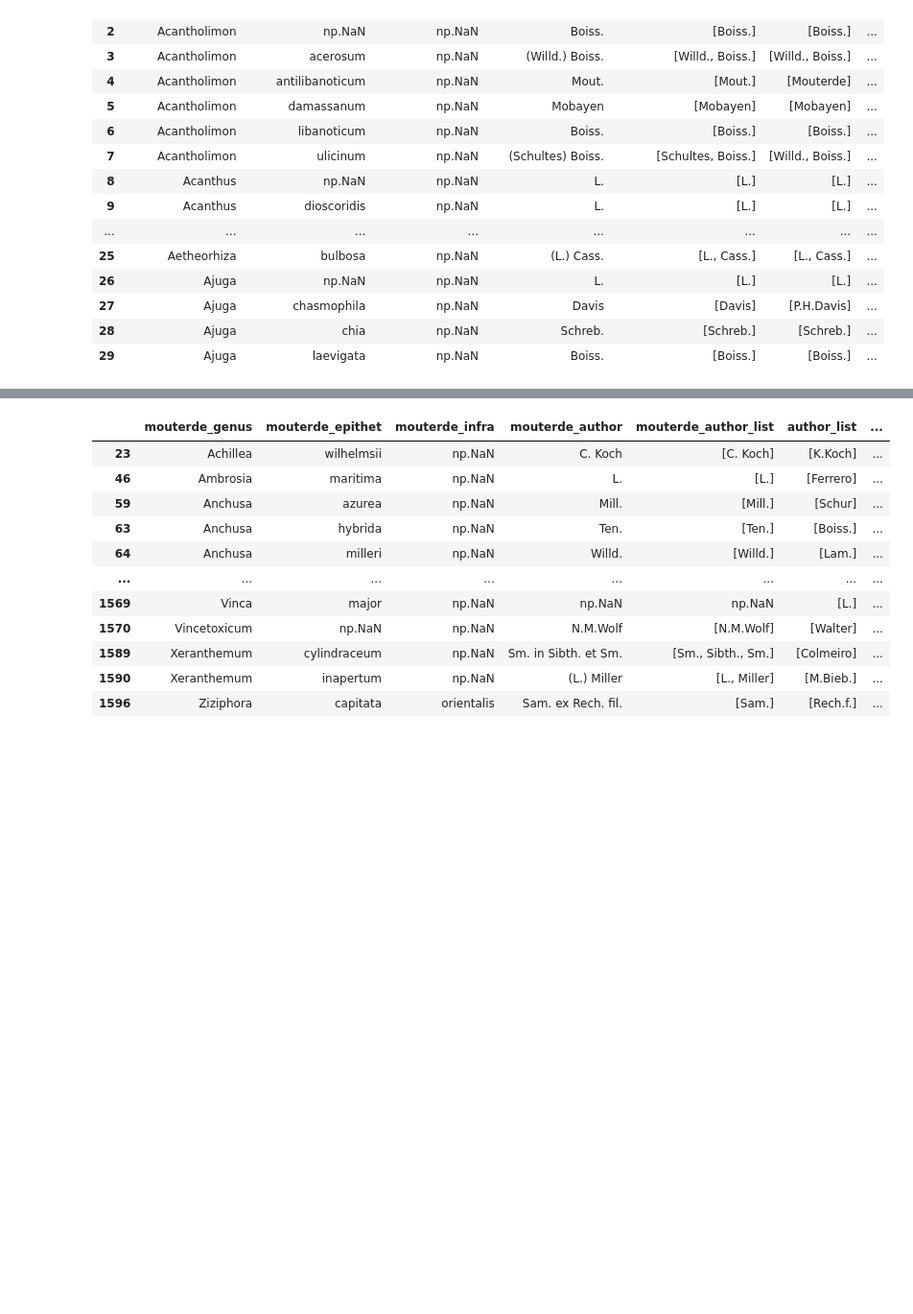
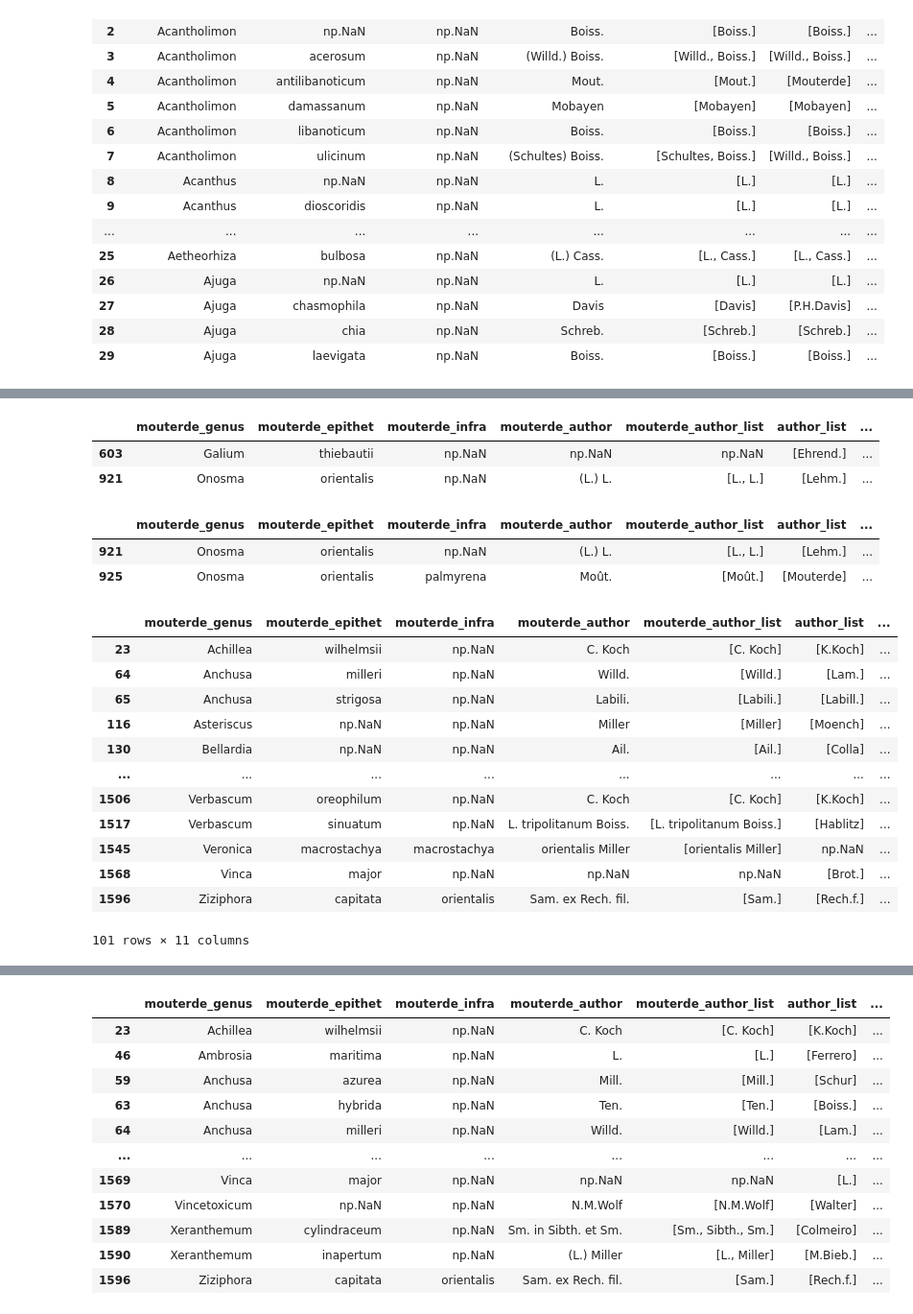
Before and after one commit to shidedh/UpdateFlora, a Jupyter notebook: fuzzy_code/author_fuzz_wcvp.ipynb, the cells around one changed output, grey strips where cells are left out. Shown at 96% size. Cells and saved outputs as stored; diff of their text form; code cells hidden in the pictures; blank space fills up the shorter version.

Commit message:
organizing the fuzzy matching pipeline to account for genus, epithet miss matches

```diff
--- a/fuzzy_code/author_fuzz_wcvp.ipynb
+++ b/fuzzy_code/author_fuzz_wcvp.ipynb
@@ -437,3 +441,22 @@ merge_df_simplified = merge_df[['mouterde_genus',
                                 'taxonomic_status',
                                 'accepted_name',
                                 'accepted_authors']]
+# %%
+merge_df = pd.merge(mouterde_df,
+                    wcvp_df,
+                    how='inner',
+                    left_on=['mouterde_genus','mouterde_epithet', 'mouterde_infra'],
+                    right_on = ['genus','species', 'infraspecies'])
+
+merge_df_simplified = merge_df[['mouterde_genus',
+                                'mouterde_epithet',
+                                'mouterde_infra',
+                                'mouterde_author',
+                                'mouterde_author_list',
+                                'author_list',
+                                'authors',
+                                'genus',
+                                'species'
+                                ]]
+
+merge_df_simplified_copy = merge_df_simplified.copy()
@@ -507,6 +552,16 @@ def get_match_type(row):
     else:
         print(num_src, authors_set_src, authors_set_dst)
     return type
+# %%
+def get_num_overlap(row):
+    authors_set_src = set(row['mouterde_author_list'])
+    authors_set_dst = set(row['author_list'])
+    num_src = 0
+    for author in authors_set_src:
+        _, score = process.extract(author, authors_set_dst)[0]
+        if score > 85:
+            num_src += 1
+    return num_src
 # %%
 merge_df_simplified
 # %% [output]
@@ -526,6 +581,7 @@ merge_df_simplified
 # %%
 merge_df_simplified.replace(np.nan, 'np.NaN', inplace=True)
 merge_df_simplified["author_match_type"] = merge_df_simplified.apply(get_match_type, axis=1)
+merge_df_simplified["author_match_score"] = merge_df_simplified.apply(get_num_overlap, axis=1)
 # %% [output]
 A value is trying to be set on a copy of a slice from a DataFrame
 
@@ -555,0 +620,14 @@ See the caveats in the documentation: https://pandas.pydata.org/pandas-docs/stab
+# %%
+merge_df_simplified = merge_df_simplified.loc[merge_df_simplified.groupby(['mouterde_genus', 'mouterde_epithet', 'mouterde_infra', 'mouterde_author'], sort=False)['author_match_score'].idxmax()]#[['bookid', 'conceptid', 'weight']]
+# %%
+merge_df_simplified[merge_df_simplified['author_match_type'] == 'NO TYPE']
+# %% [output]
+|  | mouterde_genus | mouterde_epithet | mouterde_infra | mouterde_author | mouterde_author_list | author_list | ... |
+| 603 | Galium | thiebautii | np.NaN | np.NaN | np.NaN | [Ehrend.] | ... |
+| 921 | Onosma | orientalis | np.NaN | (L.) L. | [L., L.] | [Lehm.] | ... |
+# %%
+merge_df_simplified[(merge_df_simplified['mouterde_genus'] == 'Onosma') & (merge_df_simplified['mouterde_epithet'] == 'orientalis')]
+# %% [output]
+|  | mouterde_genus | mouterde_epithet | mouterde_infra | mouterde_author | mouterde_author_list | author_list | ... |
+| 921 | Onosma | orientalis | np.NaN | (L.) L. | [L., L.] | [Lehm.] | ... |
+| 925 | Onosma | orientalis | palmyrena | Moût. | [Moût.] | [Mouterde] | ... |
@@ -555,0 +636,16 @@ See the caveats in the documentation: https://pandas.pydata.org/pandas-docs/stab
+# %%
+merge_df_simplified[merge_df_simplified['author_match_type'] == 'type -1']
+# %% [output]
+|  | mouterde_genus | mouterde_epithet | mouterde_infra | mouterde_author | mouterde_author_list | author_list | ... |
+| 23 | Achillea | wilhelmsii | np.NaN | C. Koch | [C. Koch] | [K.Koch] | ... |
+| 64 | Anchusa | milleri | np.NaN | Willd. | [Willd.] | [Lam.] | ... |
+| 65 | Anchusa | strigosa | np.NaN | Labili. | [Labili.] | [Labill.] | ... |
+| 116 | Asteriscus | np.NaN | np.NaN | Miller | [Miller] | [Moench] | ... |
+| 130 | Bellardia | np.NaN | np.NaN | Ail. | [Ail.] | [Colla] | ... |
+| ... | ... | ... | ... | ... | ... | ... | ... |
+| 1506 | Verbascum | oreophilum | np.NaN | C. Koch | [C. Koch] | [K.Koch] | ... |
+| 1517 | Verbascum | sinuatum | np.NaN | L. tripolitanum Boiss. | [L. tripolitanum Boiss.] | [Hablitz] | ... |
+| 1545 | Veronica | macrostachya | macrostachya | orientalis Miller | [orientalis Miller] | np.NaN | ... |
+| 1568 | Vinca | major | np.NaN | np.NaN | np.NaN | [Brot.] | ... |
+| 1596 | Ziziphora | capitata | orientalis | Sam. ex Rech. fil. | [Sam.] | [Rech.f.] | ... |
+101 rows × 11 columns
```
Also changed, not shown: parts of 21 cells of this notebook, 2 other files.
